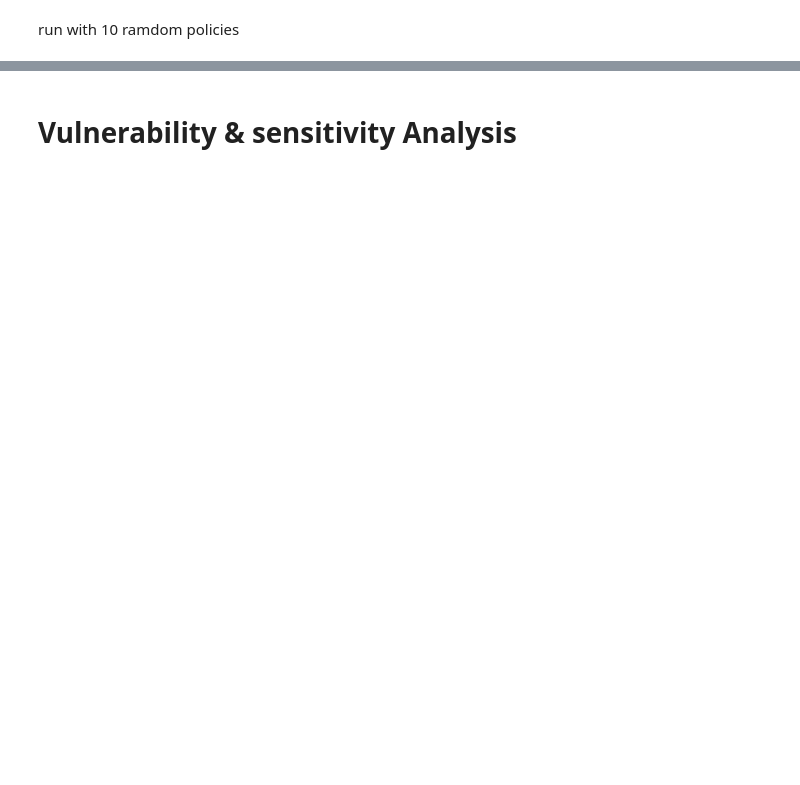
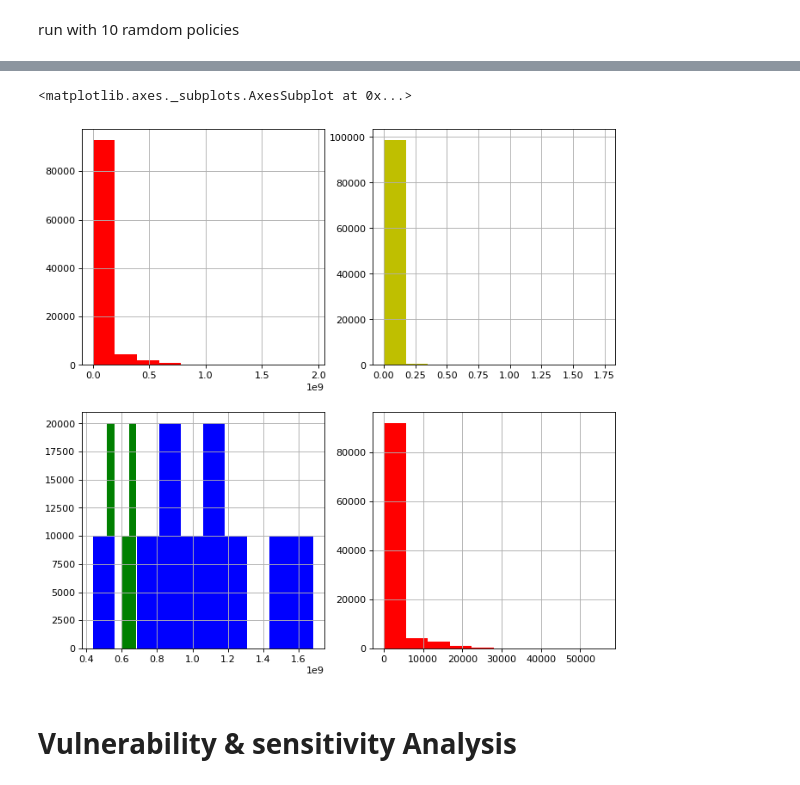
Before and after one commit to triple-capacho/EPA1361, a Jupyter notebook: final assignment/FinalRunNeat.ipynb, the cells around one changed output, grey strips where cells are left out. Cells and saved outputs as stored; diff of their text form; code cells hidden in the pictures; blank space fills up the shorter version.

```diff
--- a/final assignment/FinalRunNeat.ipynb
+++ b/final assignment/FinalRunNeat.ipynb
@@ -94,0 +127,10 @@ experiments_r10, outcomes_r10 = all_results_r10
+# %%
+try:
+    all_results_10
+except NameError:
+    all_results_10 = None
+
+# Test whether variable is defined to be None
+if all_results_10 is None:
+    all_results_r10 = load_results('./data/exp/mc10pol10000scen.tar.gz')
+    experiments_r10, outcomes_r10 = all_results_r10
@@ -94,0 +139,19 @@ experiments_r10, outcomes_r10 = all_results_r10
+# %%
+data_r10 = pd.DataFrame.from_dict(outcomes_r10)
+
+dam_list = data_r10.filter(like='Damage').columns
+# print(data.filter(like='Damage').columns)
+data_r10['total-damage'] = data_r10[dam_list].sum(axis=1)
+data_r10.drop(columns=dam_list, inplace=True)
+death_list = data_r10.filter(like='Deaths').columns
+data_r10['total-death'] = data_r10[death_list].sum(axis=1)
+data_r10.drop(columns=death_list, inplace=True)
+invest_list = data_r10.filter(like='Investment').columns
+data_r10['total-investment'] = data_r10[invest_list].sum(axis=1)
+data_r10.drop(columns=invest_list, inplace=True)
+rfr_list = data_r10.filter(like='RfR').columns
+data_r10['total-RfR'] = data_r10[rfr_list].sum(axis=1)
+data_r10.drop(columns=rfr_list, inplace=True)
+evac_list = data_r10.filter(like='Evacuation').columns
+data_r10['total-evacuation'] = data_r10[evac_list].sum(axis=1)
+data_r10.drop(columns=evac_list, inplace=True)
@@ -95,2 +171,20 @@ experiments_r10, outcomes_r10 = all_results_r10
+# %%
+import matplotlib.pyplot as plt # TO DO; plot the scalers.
+
+plt.figure(figsize=(10,10), dpi=80)
+plt.figure(1)
+ax1 = plt.subplot(221)
+data_r10['total-damage'].hist(color="r")
+ax2 = plt.subplot(222)
+data_r10['total-death'].hist(color="y")
+ax3 = plt.subplot(223)
+data_r10['total-investment'].hist(color="g")
+ax4 = plt.subplot(223)
+data_r10['total-RfR'].hist(color="b")
+ax5 = plt.subplot(224)
+data_r10['total-evacuation'].hist(color="r")
+# %% [output]
+<matplotlib.axes._subplots.AxesSubplot at 0x...>
+[figure, added]
 # %% [markdown]
 # Vulnerability & sensitivity Analysis
```
Also changed, not shown: parts of 15 cells of this notebook.
